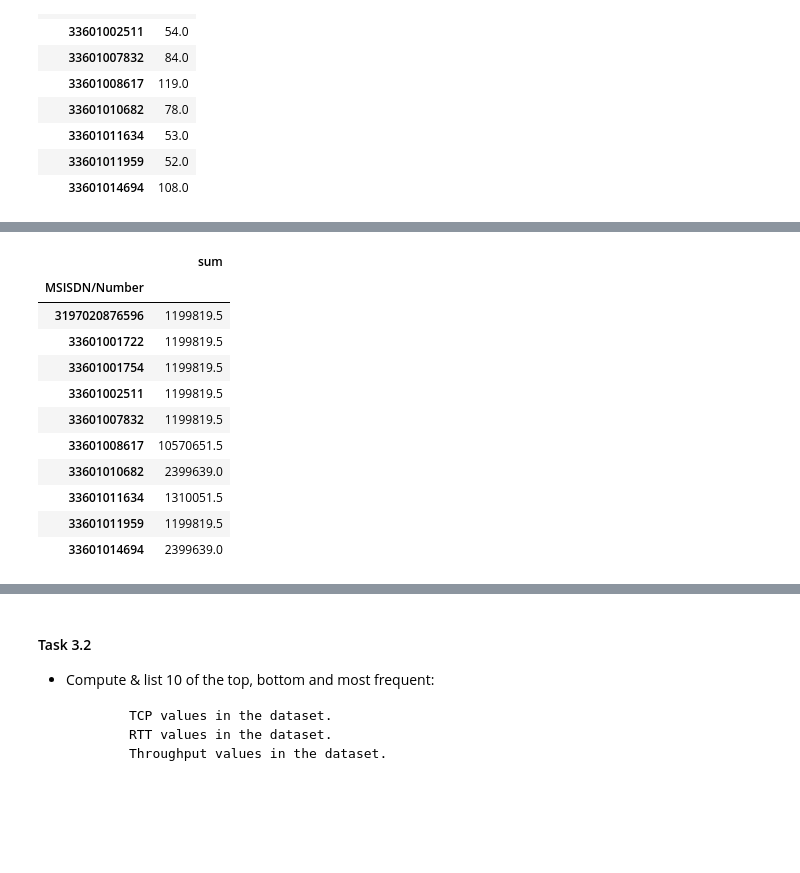
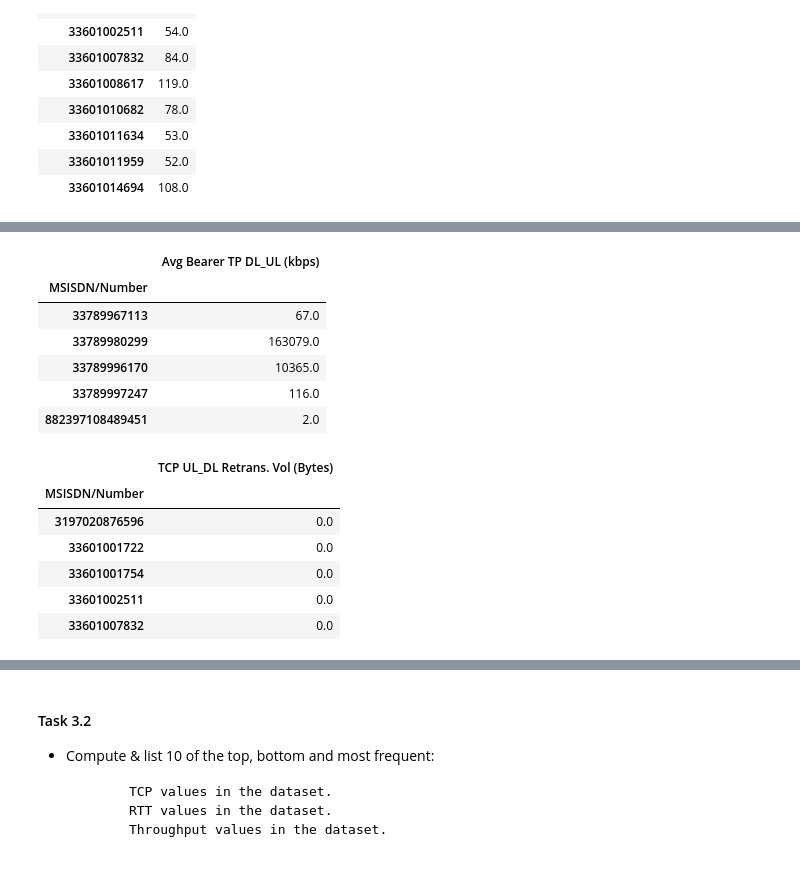
Before and after one commit to eyerus21/10Academy-week-1-challenge, a Jupyter notebook: notebooks/_.ipynb, the cells around one changed output, grey strips where cells are left out. Saved outputs shown, nothing was run; the diff lists cells and outputs as text; code cells hidden in the pictures; blank space fills up the shorter version.

```diff
--- a/notebooks/_.ipynb
+++ b/notebooks/_.ipynb
@@ -737,17 +1102,22 @@ RTT['Avg RTT_UL_DL'].agg(['sum']).head(10)
+# %%
+AvgTroughput.tail()
+# %% [output]
+|  | Avg Bearer TP DL_UL (kbps) |
+| MSISDN/Number |  |
+| 33789967113 | 67.0 |
+| 33789980299 | 163079.0 |
+| 33789996170 | 10365.0 |
+| 33789997247 | 116.0 |
+| 882397108489451 | 2.0 |
 # %%
 #Average TCP retransmission
-TCP=df.groupby(['MSISDN/Number'])
-TCP['TCP UL_DL Retrans. Vol (Bytes)'].agg(['sum']).head(10)
+TCP=df.groupby(['MSISDN/Number']).agg({'TCP UL_DL Retrans. Vol (Bytes)':'sum'}).head(10)
+TCP.head()
 # %% [output]
-|  | sum |
+|  | TCP UL_DL Retrans. Vol (Bytes) |
 | MSISDN/Number |  |
-| 3197020876596 | 1199819.5 |
-| 33601001722 | 1199819.5 |
-| 33601001754 | 1199819.5 |
-| 33601002511 | 1199819.5 |
-| 33601007832 | 1199819.5 |
-| 33601008617 | 10570651.5 |
-| 33601010682 | 2399639.0 |
-| 33601011634 | 1310051.5 |
-| 33601011959 | 1199819.5 |
-| 33601014694 | 2399639.0 |
+| 3197020876596 | 0.0 |
+| 33601001722 | 0.0 |
+| 33601001754 | 0.0 |
+| 33601002511 | 0.0 |
+| 33601007832 | 0.0 |
```
Also changed, not shown: parts of 55 cells of this notebook.
